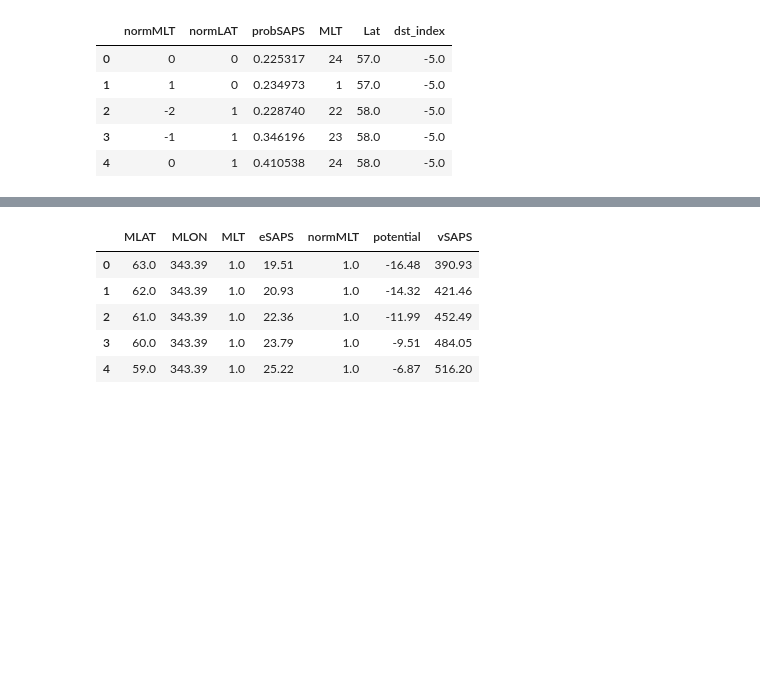
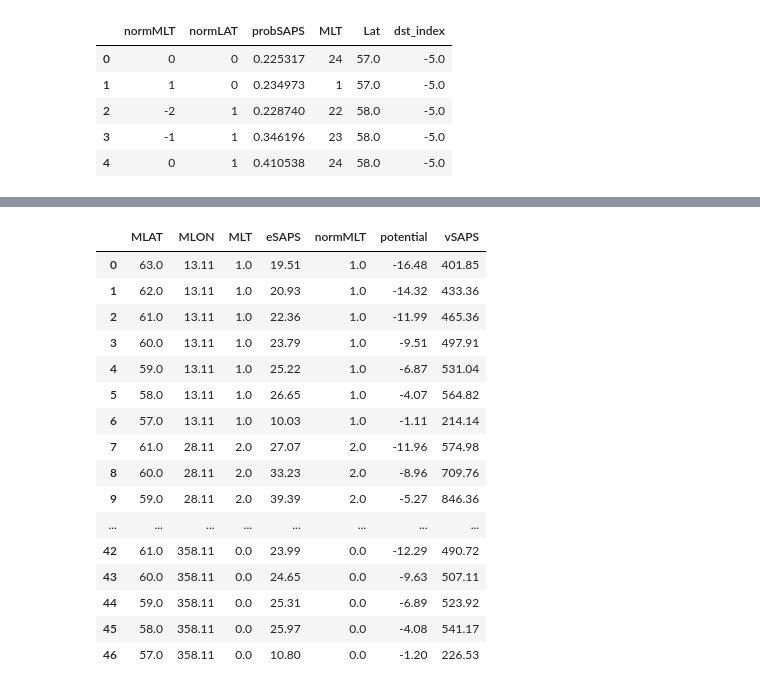
Before and after one commit to bharatreddy/indsvels, a Jupyter notebook: ipy/model-validate.ipynb, the cells around one changed output, grey strips where cells are left out. Saved outputs shown, nothing was run; the diff lists cells and outputs as text; code cells hidden in the pictures; blank space fills up the shorter version.

```diff
--- a/ipy/model-validate.ipynb
+++ b/ipy/model-validate.ipynb
@@ -16,8 +16,8 @@ from aacgmv2 import convert_mlt, convert
 %matplotlib inline
 # %%
 mapTime = datetime.datetime( 2015, 4, 9, 7 )
-vecsTime = datetime.datetime( 2015, 4, 9, 7 )
-pltCoords = 'mag'
+vecsTime = datetime.datetime( 2015, 4, 9, 5 )
+pltCoords = 'mlt'
 cntrPotMin = -25.
 cntrPotMax = 5.
 inpDst = -5.
@@ -311,36 +311,47 @@ for cmlt in predPotDF["normMLT"].unique().tolist():
         currMlon = selLatsDF["Mlon"].values[0]
         currPot = selLatsDF["potential"].values[0]*1e3 # convert to volts from kV
         delPot = currPot - nxtLatPot
         currEfield = abs(delPot/delLatDist) # In V/m
         Bx,By,Bz,Bf, yeardec = gridigrf12( selLatsDF["date"].values[0],\
                                     0, 1, 300., selLatsDF["glat"].values[0],\
                                     selLatsDF["glon"].values[0] )
         currVel = currEfield/(Bf[0]*1e-9)
         potVelArr.append( currVel )
         potPotArr.append( currPot/1e3 )
         potMltArr.append( actMLT )
         potNrmMltArr.append( cmlt )
         potMlatArr.append( cMlat )
         potMlonArr.append( currMlon )
         potEfldArr.append( currEfield*1e3 )
 
 
 velPotDF = pandas.DataFrame({
             "normMLT" : potNrmMltArr,
             "MLAT" : potMlatArr,
             "MLT" : potMltArr,
             "eSAPS" : potEfldArr,
             "MLON" : potMlonArr,
             "vSAPS" : potVelArr,
             "potential" : potPotArr
             })
 velPotDF = velPotDF.round(2)
 velPotDF.to_csv( "../data/sample-vel-pred.csv", index=None, header=None, sep=" " )
-velPotDF.head()
+velPotDF
 # %% [output]
 |  | MLAT | MLON | MLT | eSAPS | normMLT | potential | vSAPS |
-| 0 | 63.0 | 343.39 | 1.0 | 19.51 | 1.0 | -16.48 | 390.93 |
-| 1 | 62.0 | 343.39 | 1.0 | 20.93 | 1.0 | -14.32 | 421.46 |
-| 2 | 61.0 | 343.39 | 1.0 | 22.36 | 1.0 | -11.99 | 452.49 |
-| 3 | 60.0 | 343.39 | 1.0 | 23.79 | 1.0 | -9.51 | 484.05 |
-| 4 | 59.0 | 343.39 | 1.0 | 25.22 | 1.0 | -6.87 | 516.20 |
+| 0 | 63.0 | 13.11 | 1.0 | 19.51 | 1.0 | -16.48 | 401.85 |
+| 1 | 62.0 | 13.11 | 1.0 | 20.93 | 1.0 | -14.32 | 433.36 |
+| 2 | 61.0 | 13.11 | 1.0 | 22.36 | 1.0 | -11.99 | 465.36 |
+| 3 | 60.0 | 13.11 | 1.0 | 23.79 | 1.0 | -9.51 | 497.91 |
+| 4 | 59.0 | 13.11 | 1.0 | 25.22 | 1.0 | -6.87 | 531.04 |
+| 5 | 58.0 | 13.11 | 1.0 | 26.65 | 1.0 | -4.07 | 564.82 |
+| 6 | 57.0 | 13.11 | 1.0 | 10.03 | 1.0 | -1.11 | 214.14 |
+| 7 | 61.0 | 28.11 | 2.0 | 27.07 | 2.0 | -11.96 | 574.98 |
+| 8 | 60.0 | 28.11 | 2.0 | 33.23 | 2.0 | -8.96 | 709.76 |
+| 9 | 59.0 | 28.11 | 2.0 | 39.39 | 2.0 | -5.27 | 846.36 |
+| ... | ... | ... | ... | ... | ... | ... | ... |
+| 42 | 61.0 | 358.11 | 0.0 | 23.99 | 0.0 | -12.29 | 490.72 |
+| 43 | 60.0 | 358.11 | 0.0 | 24.65 | 0.0 | -9.63 | 507.11 |
+| 44 | 59.0 | 358.11 | 0.0 | 25.31 | 0.0 | -6.89 | 523.92 |
+| 45 | 58.0 | 358.11 | 0.0 | 25.97 | 0.0 | -4.08 | 541.17 |
+| 46 | 57.0 | 358.11 | 0.0 | 10.80 | 0.0 | -1.20 | 226.53 |
```
Also changed, not shown: parts of 2 cells of this notebook, 21 other files.
